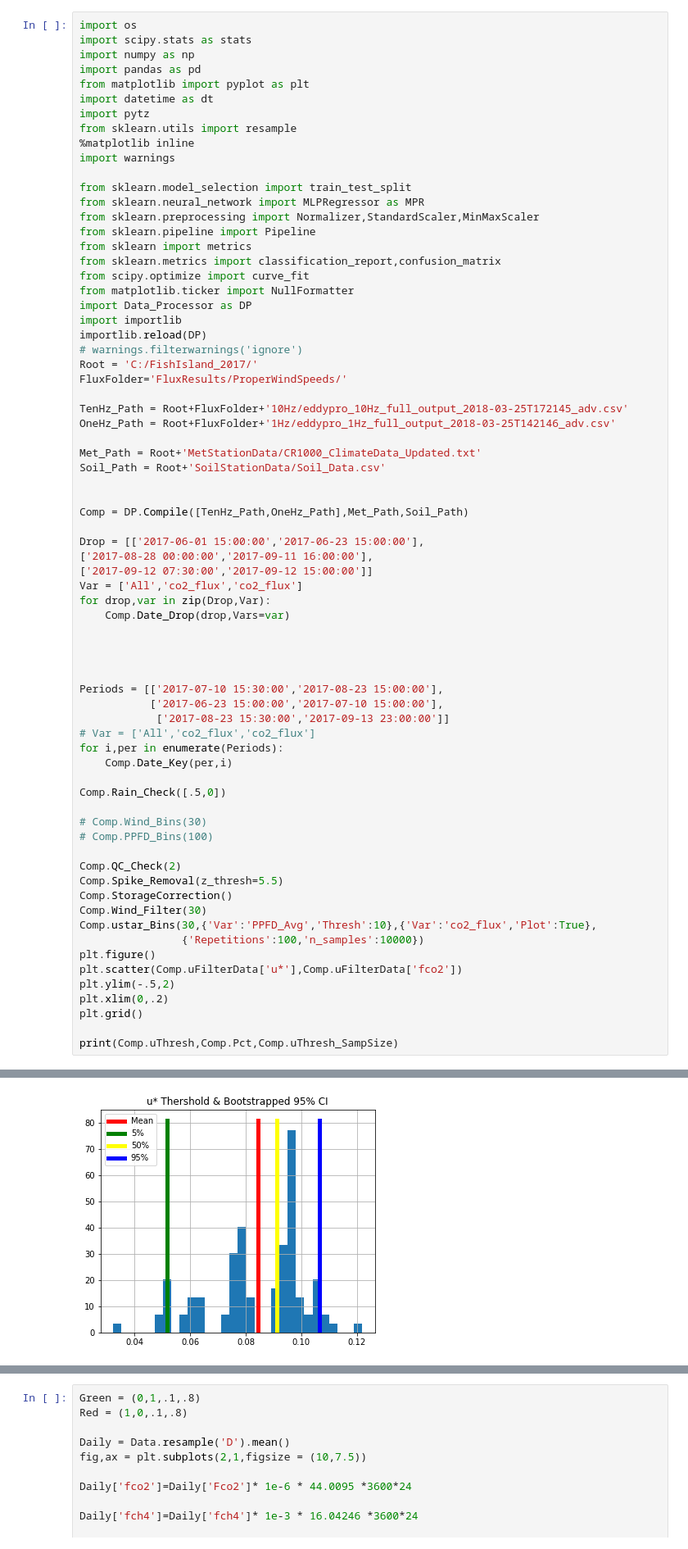
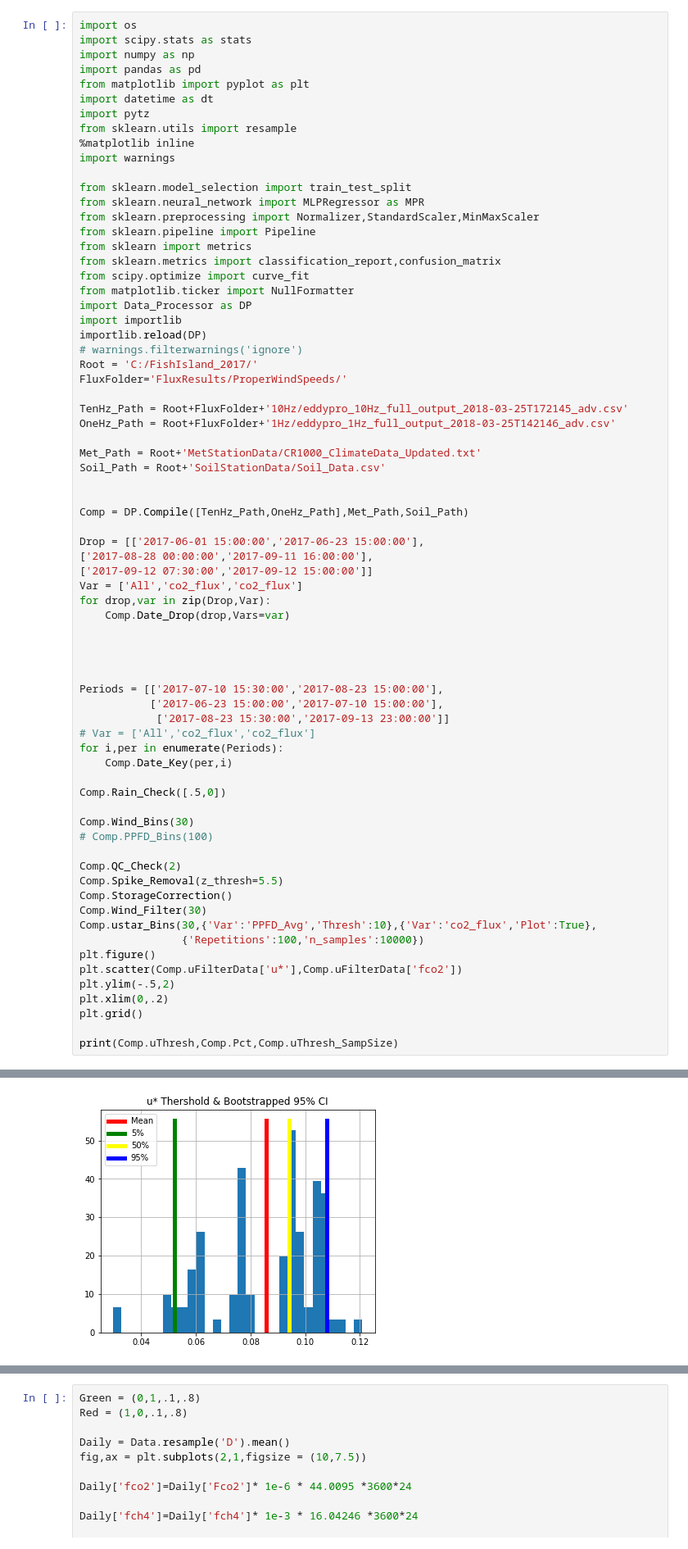
Before and after one commit to June-Skeeter/FishIsland_Processing, a Jupyter notebook: Compiler.ipynb, the cells around one changed output, grey strips where cells are left out. Shown: that part at 82% size. Saved outputs shown, nothing was run; the diff lists cells and outputs as text.

```diff
--- a/Compiler.ipynb
+++ b/Compiler.ipynb
@@ -53,7 +53,7 @@ for i,per in enumerate(Periods):
 
 Comp.Rain_Check([.5,0])
 
-# Comp.Wind_Bins(30)
+Comp.Wind_Bins(30)
 # Comp.PPFD_Bins(100)
 
 Comp.QC_Check(2)
@@ -74,4 +74,4 @@ print(Comp.uThresh,Comp.Pct,Comp.uThresh_SampSize)
-[figure, old version]
+[figure, new version]
 [figure]
 # %%
 Comp.Ustar_Drop()
```
Also changed, not shown: parts of 5 cells of this notebook, 4 other files.
